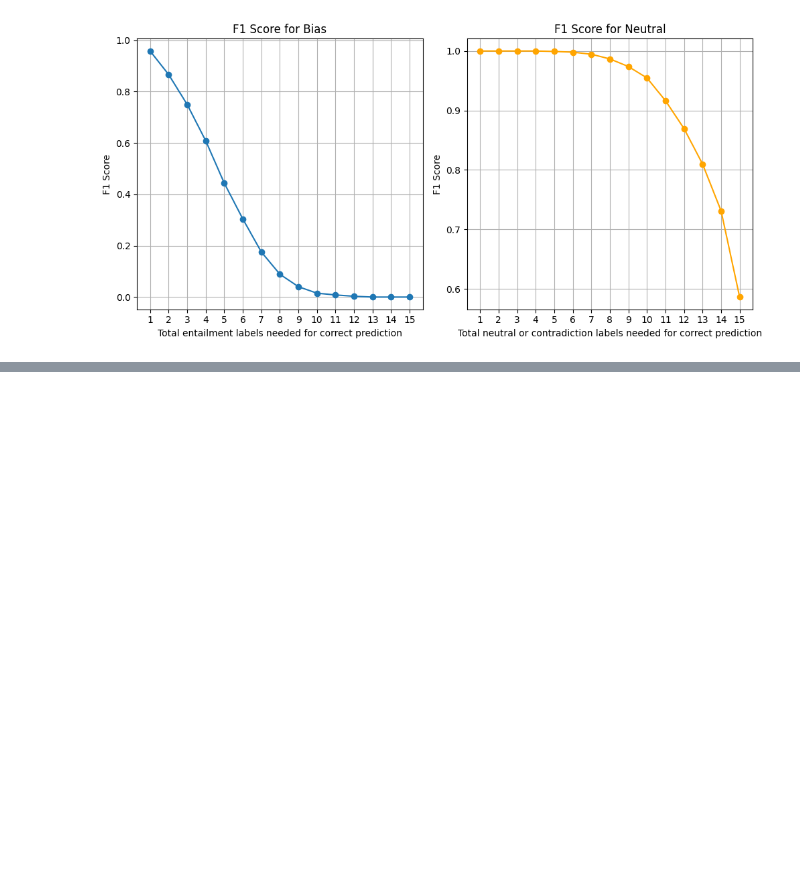
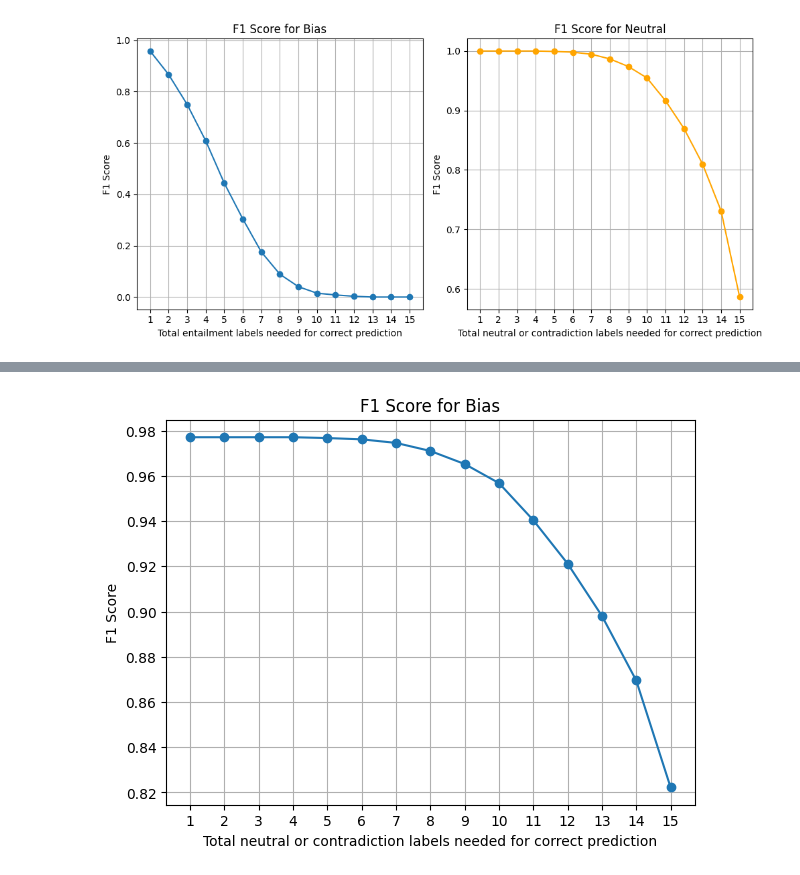
Before and after one commit to AlfonsoGhislieri/NLI-bias, a Jupyter notebook: final.ipynb, the cells around one changed output, grey strips where cells are left out. Drawn from its saved outputs; the diff is of its cells as text; code cells hidden in the pictures; blank space fills up the shorter version.

```diff
--- a/final.ipynb
+++ b/final.ipynb
@@ -342,8 +342,22 @@ def run_bart_model_add_labels(category):
 df_results = run_bart_model_add_labels('political')
 # %% [markdown]
 ## Test f1 scores
+# %%
+def determine_label_accuracy(df, correct_threshold):
+    def is_correct_bias(row):
+        labels = ast.literal_eval(row['labels'])
+        return sum(label == 'entailment' for label in labels) >= correct_threshold
+
+    def is_correct_neutral(row):
+        labels = ast.literal_eval(row['labels'])
+        return sum(label != 'entailment' for label in labels) >= correct_threshold
+
+    df['is_label_correct'] = df.apply(lambda row: is_correct_bias(row) if row['bias'] == 'bias' else is_correct_neutral(row), axis=1)
+
+    df['predicted'] = True
+    return df
 # %%
-def determine_label_accuracy(df, total_correct_bias=len(hypotheses['race']), total_correct_neutral=len(hypotheses['race'])):
+def determine_label_accuracy_multiple(df, total_correct_bias=len(hypotheses['race']), total_correct_neutral=len(hypotheses['race'])):
     def is_correct_bias(row, n_labels):
         labels = ast.literal_eval(row['labels'])
         return sum(label == 'entailment' for label in labels) >= n_labels
@@ -452,3 +439,10 @@ plt.tight_layout()
 plt.show()
 # %% [output]
 [figure]
+# %%
+f1_scores = []
+for i in range(1,16):
+  df = determine_label_accuracy(combined_df, 1, i)
+  f1_scores.append(f1_score(df['is_label_correct'], df['predicted']))
+
+f1_scores
@@ -454,0 +465,13 @@ plt.show()
+# %%
+plt.figure(figsize=(15, 5))
+
+# Plot for 'Bias_f1'
+plt.subplot(1, 2, 1)
+plt.plot(range(1, len(f1_scores) + 1), f1_scores, marker='o')
+plt.xlabel('Total neutral or contradiction labels needed for correct prediction')
+plt.ylabel('F1 Score')
+plt.title('F1 Score for Bias')
+plt.xticks(range(1, len(f1_scores) + 1))
+plt.grid()
+# %% [output]
+[figure, added]
```
Also changed, not shown: parts of 7 cells of this notebook.
